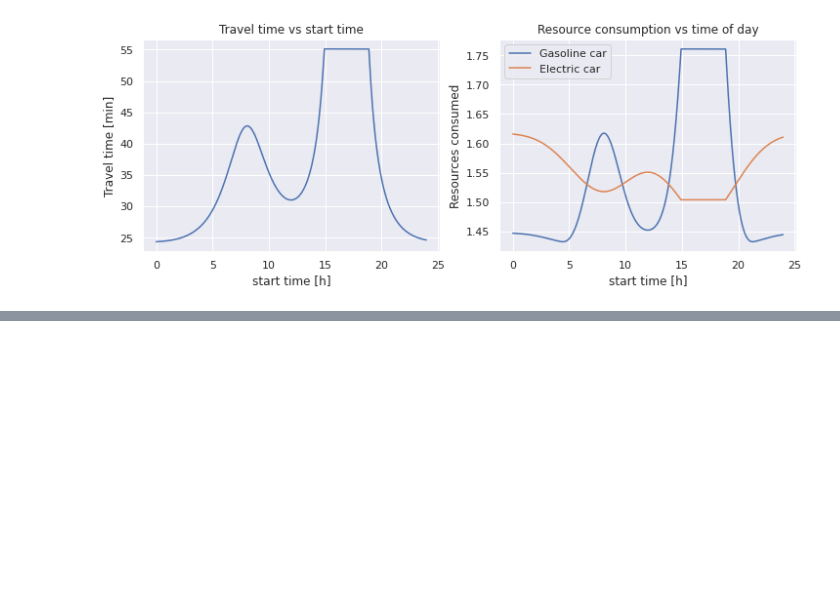
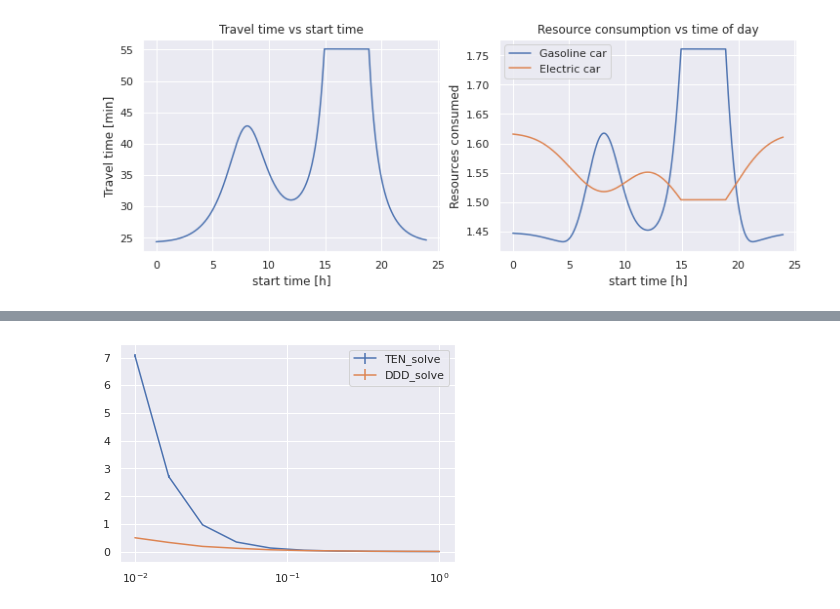
Before and after one commit to LetteraUnica/mathematical-optimization, a Jupyter notebook: final-project/TDASP.ipynb, the cells around one changed output, grey strips where cells are left out. Saved outputs shown, nothing was run; the diff lists cells and outputs as text; code cells hidden in the pictures; blank space fills up the shorter version.

```diff
--- a/final-project/TDASP.ipynb
+++ b/final-project/TDASP.ipynb
@@ -307,0 +396,12 @@ GurobiError: Model too large for size-limited license; visit https://www.gurobi.
+# %%
+steps = 10
+n_activities = [10]*steps
+Qs = [2*n for n in n_activities]
+eps = np.logspace(-2, 0, steps)
+
+mus, stds = time_all_problems(n_activities, Qs, eps, algorithms)
+# %%
+plot_times(eps, mus, stds, algorithms)
+pl.xscale("log")
+# %% [output]
+[figure, added]
```
Also changed, not shown: parts of 47 cells of this notebook, 6 other files.
